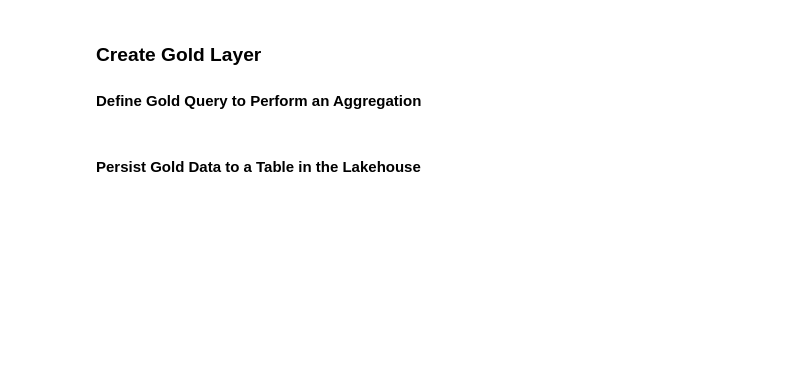
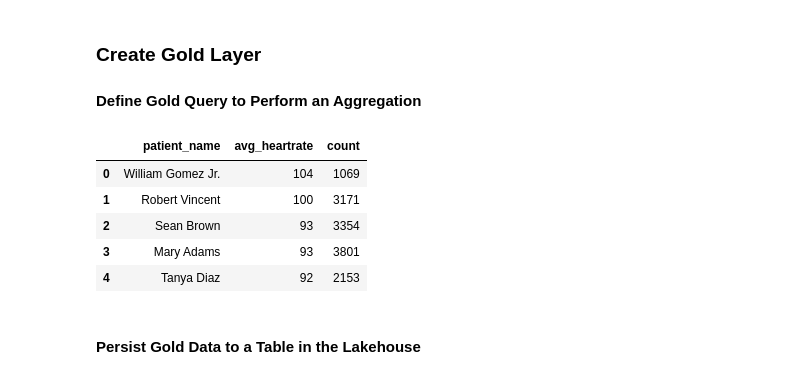
Before and after one commit to JTupitza-UVA/DS-2002, a Jupyter notebook: 04-PySpark/Demo-06-Medallion-Arch-Tables-PySpark-SQL-API.ipynb, the cells around one changed output. Saved outputs shown, nothing was run; the diff lists cells and outputs as text; code cells hidden in the pictures; blank space fills up the shorter version.

```diff
--- a/04-PySpark/Demo-06-Medallion-Arch-Tables-PySpark-SQL-API.ipynb
+++ b/04-PySpark/Demo-06-Medallion-Arch-Tables-PySpark-SQL-API.ipynb
@@ -194,7 +326,14 @@ df_gold = df_silver.groupBy("patient_name") \
     .orderBy(desc("avg_heartrate"))
 # %%
 # Unit Test -----
-df_gold.show(5)
+df_gold.toPandas().head()
+# %% [output]
+|  | patient_name | avg_heartrate | count |
+| 0 | William Gomez Jr. | 104 | 1069 |
+| 1 | Robert Vincent | 100 | 3171 |
+| 2 | Sean Brown | 93 | 3354 |
+| 3 | Mary Adams | 93 | 3801 |
+| 4 | Tanya Diaz | 92 | 2153 |
 # %% [markdown]
 #### Persist Gold Data to a Table in the Lakehouse
 # %%
```
Also changed, not shown: parts of 19 cells of this notebook, 1 other file.
